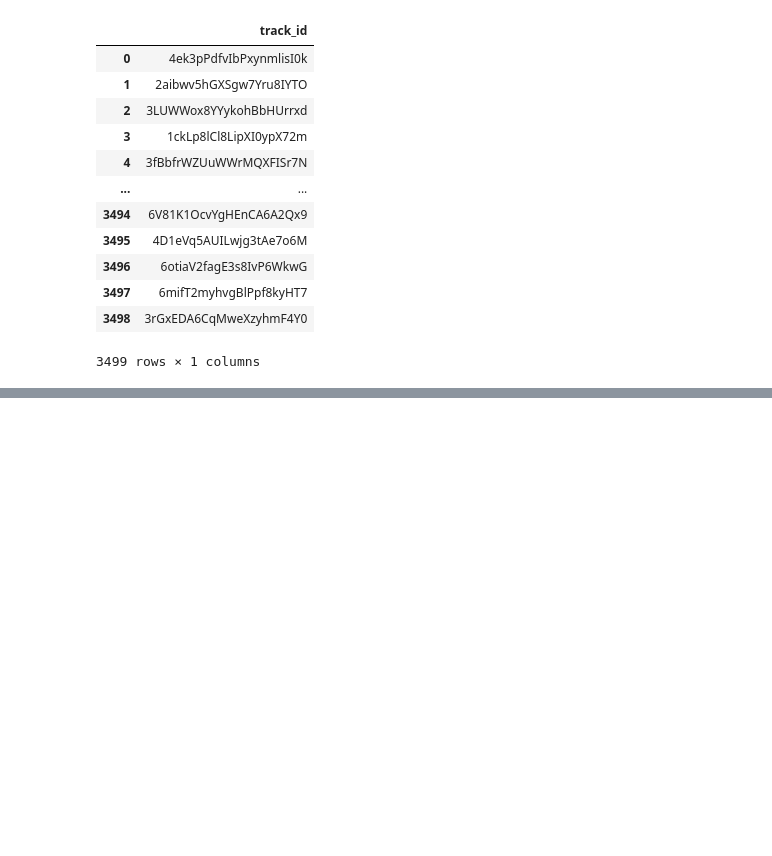
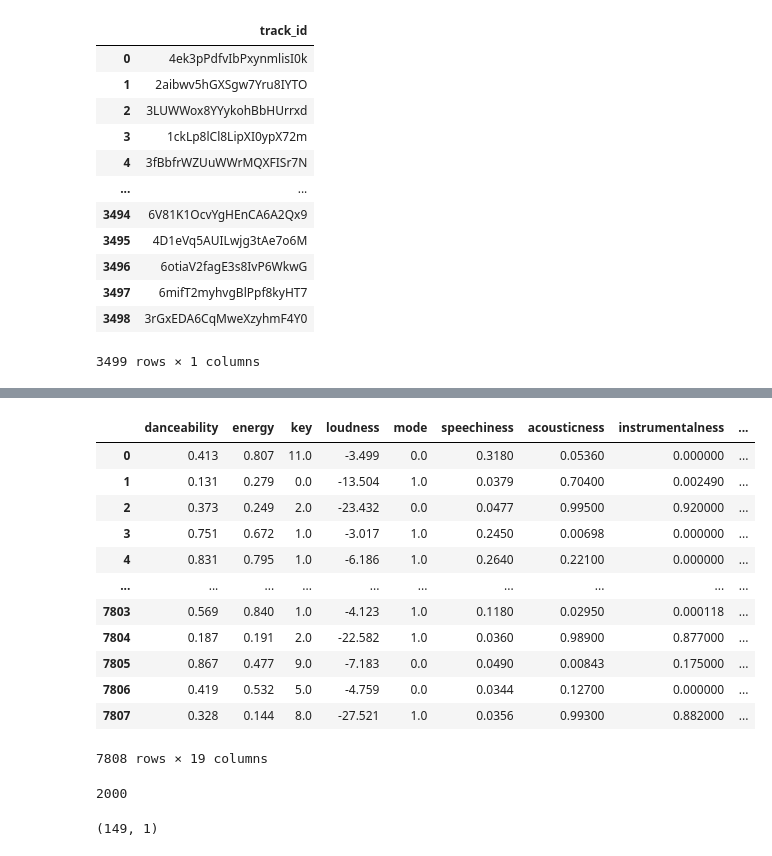
Before and after one commit to daniel-isidro/hot_n_pop_song_machine, a Jupyter notebook: spotify_api/get_audio_features_not_hit_songs.ipynb, the cells around one changed output, grey strips where cells are left out. Cells and saved outputs as stored; diff of their text form; code cells hidden in the pictures; blank space fills up the shorter version.

```diff
--- a/spotify_api/get_audio_features_not_hit_songs.ipynb
+++ b/spotify_api/get_audio_features_not_hit_songs.ipynb
@@ -162,0 +289,18 @@ df.to_csv('3499_random_songs_2000-2020.csv', encoding='utf-8', index=False)
+# %%
+audio_df['success'] = 0.0
+# %%
+audio_df
+# %% [output]
+|  | danceability | energy | key | loudness | mode | speechiness | acousticness | instrumentalness | ... |
+| 0 | 0.413 | 0.807 | 11.0 | -3.499 | 0.0 | 0.3180 | 0.05360 | 0.000000 | ... |
+| 1 | 0.131 | 0.279 | 0.0 | -13.504 | 1.0 | 0.0379 | 0.70400 | 0.002490 | ... |
+| 2 | 0.373 | 0.249 | 2.0 | -23.432 | 0.0 | 0.0477 | 0.99500 | 0.920000 | ... |
+| 3 | 0.751 | 0.672 | 1.0 | -3.017 | 1.0 | 0.2450 | 0.00698 | 0.000000 | ... |
+| 4 | 0.831 | 0.795 | 1.0 | -6.186 | 1.0 | 0.2640 | 0.22100 | 0.000000 | ... |
+| ... | ... | ... | ... | ... | ... | ... | ... | ... | ... |
+| 7803 | 0.569 | 0.840 | 1.0 | -4.123 | 1.0 | 0.1180 | 0.02950 | 0.000118 | ... |
+| 7804 | 0.187 | 0.191 | 2.0 | -22.582 | 1.0 | 0.0360 | 0.98900 | 0.877000 | ... |
+| 7805 | 0.867 | 0.477 | 9.0 | -7.183 | 0.0 | 0.0490 | 0.00843 | 0.175000 | ... |
+| 7806 | 0.419 | 0.532 | 5.0 | -4.759 | 0.0 | 0.0344 | 0.12700 | 0.000000 | ... |
+| 7807 | 0.328 | 0.144 | 8.0 | -27.521 | 1.0 | 0.0356 | 0.99300 | 0.882000 | ... |
+7808 rows × 19 columns
@@ -162,0 +322,4 @@ df.to_csv('3499_random_songs_2000-2020.csv', encoding='utf-8', index=False)
+# %%
+len(track_id_list)
+# %% [output]
+2000
@@ -162,0 +329,4 @@ df.to_csv('3499_random_songs_2000-2020.csv', encoding='utf-8', index=False)
+# %%
+df[df.duplicated()].shape
+# %% [output]
+(149, 1)
```
Also changed, not shown: parts of 29 cells of this notebook, 4 other files.
